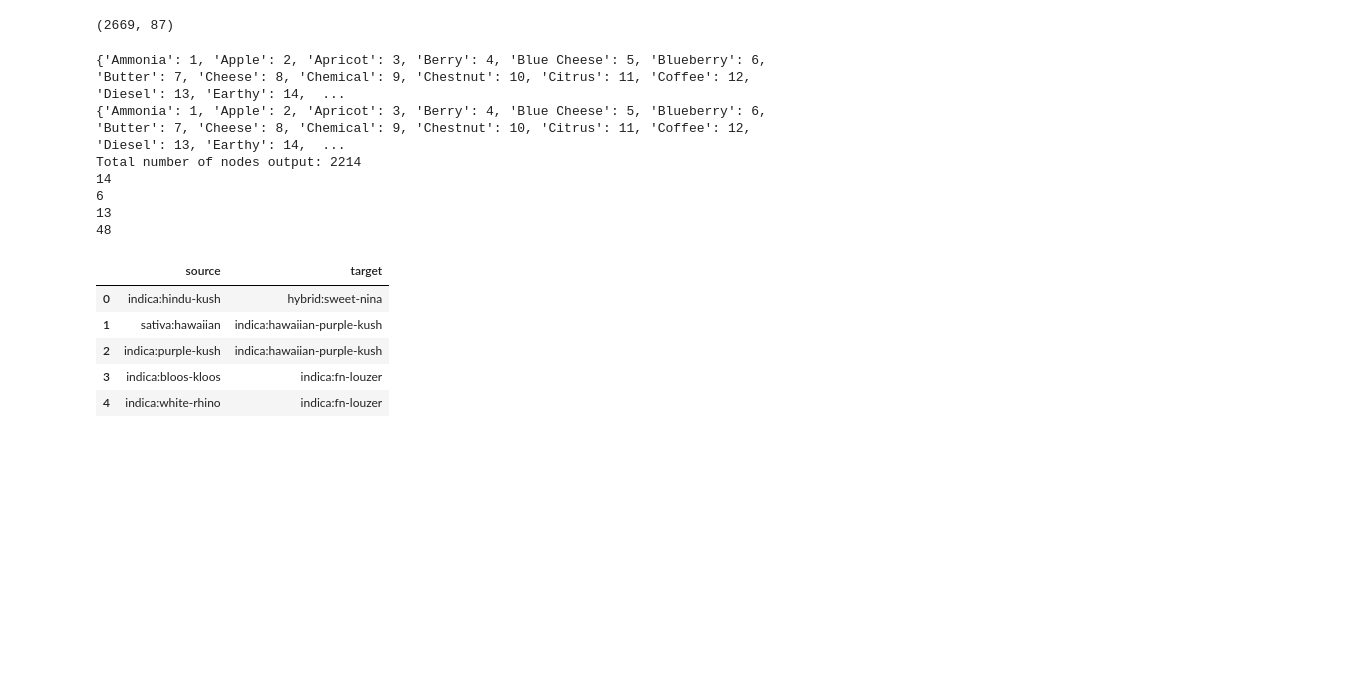
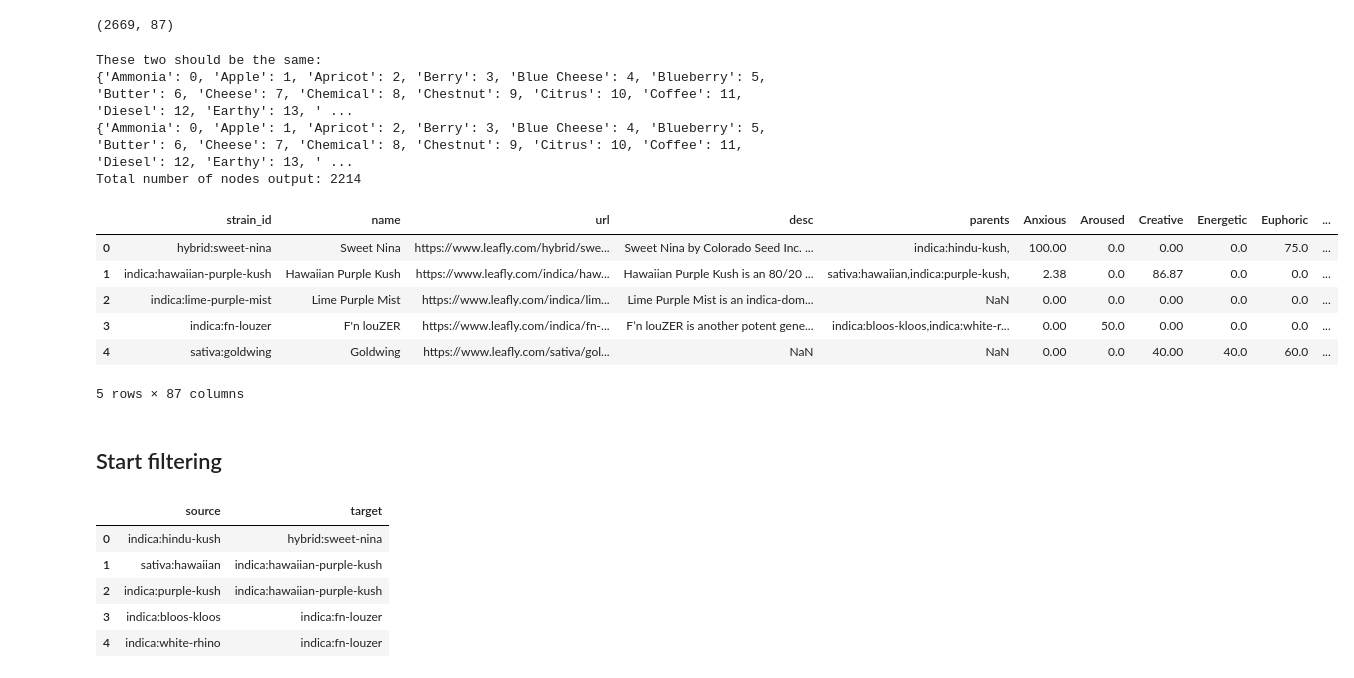
Before and after one commit to ishansaraf/PlantGenealogy, a Jupyter notebook: Data/UnifiedParser.ipynb, the cells around one changed output. Saved outputs shown, nothing was run; the diff lists cells and outputs as text; code cells hidden in the pictures; blank space fills up the shorter version.

```diff
--- a/Data/UnifiedParser.ipynb
+++ b/Data/UnifiedParser.ipynb
@@ -312,13 +312,16 @@ substituition_dict = {'hybrid:girl-scout-cookie':'hybrid:gsc',
                       'indica:skywalker':'hybrid:mazar-x-blueberry'}
 
 # Uglier but faster
-type_cat_enum = {"sativa":1,"hybrid":2,"indica":3}
+# Especially ugly case - uppercase the first letter before returning via lookup
+type_enum=["Sativa","Hybrid","Indica"]
+type_cat_enum = {"sativa":0,"hybrid":1,"indica":2}
 def category(strain_id):
     strain_type=strain_id.split(':')[0]
-    return (strain_type, type_cat_enum[strain_type])
+    index = type_cat_enum[strain_type]
+    return (type_enum[index], index)
 
 effects_enum = ['Anxious', 'Aroused', 'Creative', 'Energetic', 'Euphoric', 'Focused', 'Giggly', 'Happy', 'Hungry', 'Relaxed', 'Sleepy', 'Talkative', 'Tingly', 'Uplifted']
-effects_cat_enum = {effects_enum[i-1]: i for i in range (1, len(effects_enum)+1)}
+effects_cat_enum = {effects_enum[i]: i for i in range (0, len(effects_enum))}
 def category_effect(row):
     categories = {}
     largest = effects_enum[0]
@@ -330,7 +333,7 @@ def category_effect(row):
     return (largest,effects_cat_enum[largest])
 
 negs_enum = ['Dizzy', 'Paranoid', 'Anxious', 'Dry Eyes', 'Dry Mouth', 'Headache']
-negs_cat_enum = {negs_enum[i-1]: i for i in range (1, len(negs_enum)+1)}
+negs_cat_enum = {negs_enum[i]: i for i in range (0, len(negs_enum))}
 def category_neg(row):
     largest = negs_enum[0]
     num = row[negs_enum[0]]
@@ -341,7 +344,7 @@ def category_neg(row):
     return (largest, negs_cat_enum[largest])
 
 meds_enum = ['Stress','Inflammation', 'Nausea', 'Pain', 'Depression', 'Insomnia', 'Lack of Appetite','Cramps', 'Seizures', 'Muscle Spasms', 'Headaches', 'Fatigue', 'Eye Pressure']
-meds_cat_enum= {meds_enum[i - 1]: i for i in range (1, len(meds_enum)+1) }
+meds_cat_enum= {meds_enum[i]: i for i in range (0, len(meds_enum)) }
 def category_med(row):
     largest = meds_enum[0]
     num = row[meds_enum[0]]
@@ -359,10 +362,11 @@ flavors_enum = ['Ammonia', 'Apple', 'Apricot', 'Berry', 'Blue Cheese', 'Blueberr
               'Sage', 'Skunk', 'Spicy/Herbal', 'Strawberry', 'Sweet', 'Tar', 'Tea', 'Tobacco', 'Tree', 'Fruit',
               'Tropical', 'Vanilla', 'Violet', 'Woody']
 categories = {}
-for i in range (1, len(flavors_enum)+1):
-    categories[flavors_enum[i-1]] = i
-flavors_cat_enum = {flavors_enum[i-1]: i for i in range (1, len(flavors_enum)+1)}
+for i in range (0, len(flavors_enum)):
+    categories[flavors_enum[i]] = i
+flavors_cat_enum = {flavors_enum[i]: i for i in range (0, len(flavors_enum))}
 # Making sure I got this right
+print("These two should be the same:")
 print(categories)
 print(flavors_cat_enum)
 def category_flavor(row):
@@ -375,7 +379,6 @@ def category_flavor(row):
     return (largest, flavors_cat_enum[largest])
 
 parent_ids=set() # All ids that show up in parents, thus we need them even if they don't have children
-
 def precompute_ids(row):
         found_ids.add(row["strain_id"])
         if (row["parents"] and type(row["parents"])==str):
@@ -386,13 +389,18 @@ def precompute_ids(row):
                     parent_ids.add(substituition_dict[p])
                 else:
                     parent_ids.add(p)
-
+parent_names={}
+def lookup_parent_names(row):
+    strain_id=row["strain_id"]
+    if strain_id in parent_ids:
+        parent_names[strain_id]=row["name"]
 
 found_ids=set()
 missing_ids=set()
 nodes = []
 links = []
 info = {}
+metadata = {}
 def calculate(row):
     strain_id = row["strain_id"]
     parent_list = []
@@ -425,13 +433,14 @@ def calculate(row):
                       "cat_effect":cat_effect[1],
                       "cat_neg":cat_neg[1],
                       "cat_med":cat_med[1],
-                      "cat_flav": cat_flavor[1]})
+                      "cat_flavor": cat_flavor[1]})
         # Format for card info entries
         # Yes, sorry, you have to deal with null values in desc, rating, & rating count
         info[strain_id]={'name':row['name'],
                          'url':row['url'],
                         'desc':row['desc'] if not type(row['desc'])==float else None,
-                        'parents':parent_list, # TODO pre-lookup readable names?
+                        'parents':parent_list,
+                        'parents_readable':[parent_names[x] for x in parent_list],
                         'rating': row['ratings'] if not np.isnan(row['ratings']) else None,
                         'rating_count':row['num_ratings'] if not np.isnan(row['num_ratings']) else None,
                         'type':cat_type[0],
@@ -450,6 +459,7 @@ def calculate(row):
         #print("Strain %s has no parents or children, discarding record" % strain_id,)
 def reformat():
     df0.apply(precompute_ids,axis=1)
+    df0.apply(lookup_parent_names,axis=1)
     df0.apply(calculate,axis=1)
     if len(missing_ids):
         print("Warning, the following ids are missing and were ignored:")
@@ -460,18 +470,23 @@ reformat()
 df_nodes=pd.DataFrame(data=nodes).set_index('strain_id',verify_integrity=True)
 df_edges=pd.DataFrame(data=links)
 #print(info['hybrid:sweet-nina'])
-print(len(effects_enum))
-print(len(negs_enum))
-print(len(meds_enum))
-print(len(flavors_enum))
 # %% [output]
-{'Ammonia': 1, 'Apple': 2, 'Apricot': 3, 'Berry': 4, 'Blue Cheese': 5, 'Blueberry': 6, 'Butter': 7, 'Cheese': 8, 'Chemical': 9, 'Chestnut': 10, 'Citrus': 11, 'Coffee': 12, 'Diesel': 13, 'Earthy': 14,  ...
-{'Ammonia': 1, 'Apple': 2, 'Apricot': 3, 'Berry': 4, 'Blue Cheese': 5, 'Blueberry': 6, 'Butter': 7, 'Cheese': 8, 'Chemical': 9, 'Chestnut': 10, 'Citrus': 11, 'Coffee': 12, 'Diesel': 13, 'Earthy': 14,  ...
+These two should be the same:
+{'Ammonia': 0, 'Apple': 1, 'Apricot': 2, 'Berry': 3, 'Blue Cheese': 4, 'Blueberry': 5, 'Butter': 6, 'Cheese': 7, 'Chemical': 8, 'Chestnut': 9, 'Citrus': 10, 'Coffee': 11, 'Diesel': 12, 'Earthy': 13, ' ...
+{'Ammonia': 0, 'Apple': 1, 'Apricot': 2, 'Berry': 3, 'Blue Cheese': 4, 'Blueberry': 5, 'Butter': 6, 'Cheese': 7, 'Chemical': 8, 'Chestnut': 9, 'Citrus': 10, 'Coffee': 11, 'Diesel': 12, 'Earthy': 13, ' ...
 Total number of nodes output: 2214
-14
-6
-13
-48
+# %%
+df0.head()
+# %% [output]
+|  | strain_id | name | url | desc | parents | Anxious | Aroused | Creative | Energetic | Euphoric | ... |
+| 0 | hybrid:sweet-nina | Sweet Nina | https://www.leafly.com/hybrid/swe... | Sweet Nina by Colorado Seed Inc. ... | indica:hindu-kush, | 100.00 | 0.0 | 0.00 | 0.0 | 75.0 | ... |
+| 1 | indica:hawaiian-purple-kush | Hawaiian Purple Kush | https://www.leafly.com/indica/haw... | Hawaiian Purple Kush is an 80/20 ... | sativa:hawaiian,indica:purple-kush, | 2.38 | 0.0 | 86.87 | 0.0 | 0.0 | ... |
+| 2 | indica:lime-purple-mist | Lime Purple Mist | https://www.leafly.com/indica/lim... | Lime Purple Mist is an indica-dom... | NaN | 0.00 | 0.0 | 0.00 | 0.0 | 0.0 | ... |
+| 3 | indica:fn-louzer | F'n louZER | https://www.leafly.com/indica/fn-... | F’n louZER is another potent gene... | indica:bloos-kloos,indica:white-r... | 0.00 | 50.0 | 0.00 | 0.0 | 0.0 | ... |
+| 4 | sativa:goldwing | Goldwing | https://www.leafly.com/sativa/gol... | NaN | NaN | 0.00 | 0.0 | 40.00 | 40.0 | 60.0 | ... |
+5 rows × 87 columns
+# %% [markdown]
+## Start filtering
 # %%
 df_edges.head()
 # %% [output]
```
Also changed, not shown: parts of 13 cells of this notebook, 2 other files.
